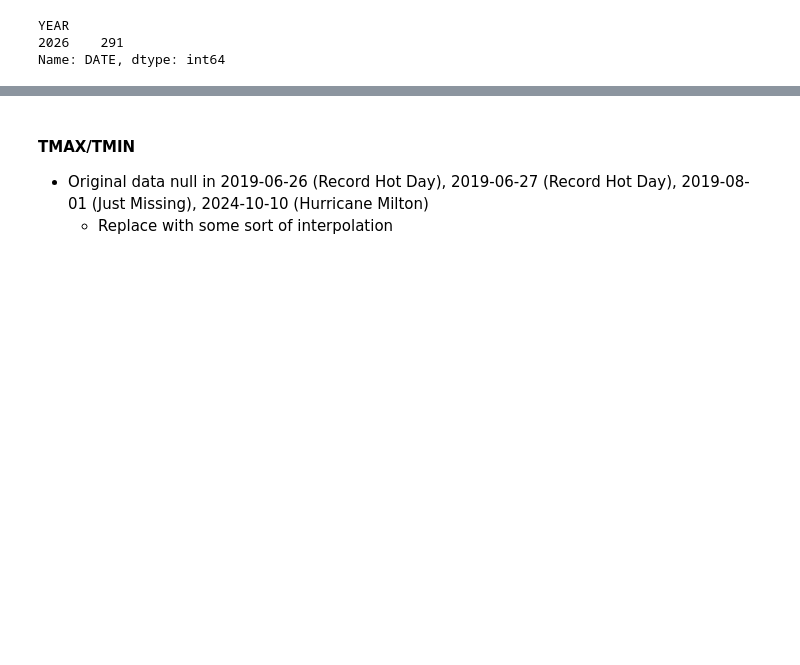
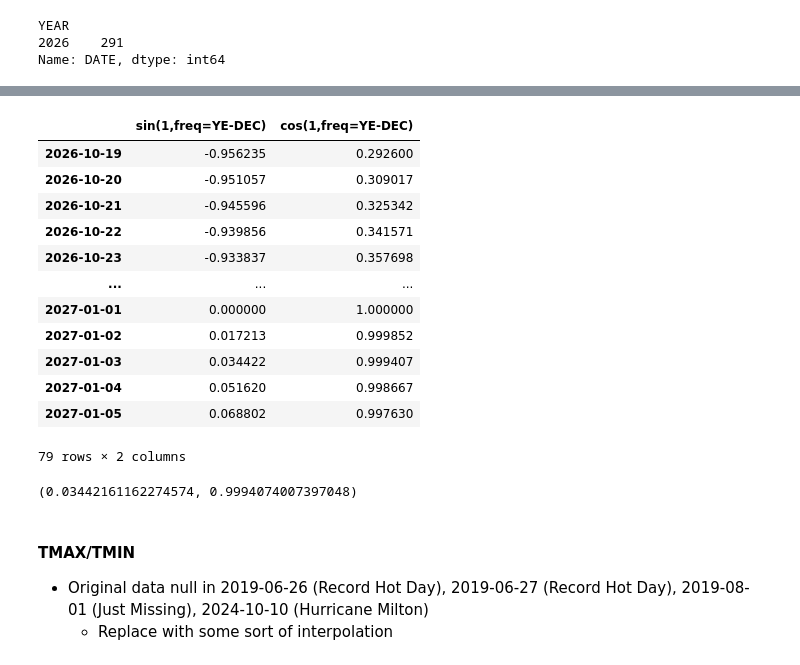
Before and after one commit to RaulCastillo547/WeatherForecasting, a Jupyter notebook: notebooks/data_analysis.ipynb, the cells around one changed output, grey strips where cells are left out. Saved outputs shown, nothing was run; the diff lists cells and outputs as text; code cells hidden in the pictures; blank space fills up the shorter version.

```diff
--- a/notebooks/data_analysis.ipynb
+++ b/notebooks/data_analysis.ipynb
@@ -112,0 +158,25 @@ Name: DATE, dtype: int64
+# %%
+fourier = CalendarFourier(freq="YE", order=1)
+dp = DeterministicProcess(
+    index=tunnel.index,
+    constant=False,
+    order=0,
+    additional_terms=[fourier],
+    drop=True
+)
+# %%
+dp.out_of_sample(steps=79)
+# %% [output]
+|  | sin(1,freq=YE-DEC) | cos(1,freq=YE-DEC) |
+| 2026-10-19 | -0.956235 | 0.292600 |
+| 2026-10-20 | -0.951057 | 0.309017 |
+| 2026-10-21 | -0.945596 | 0.325342 |
+| 2026-10-22 | -0.939856 | 0.341571 |
+| 2026-10-23 | -0.933837 | 0.357698 |
+| ... | ... | ... |
+| 2027-01-01 | 0.000000 | 1.000000 |
+| 2027-01-02 | 0.017213 | 0.999852 |
+| 2027-01-03 | 0.034422 | 0.999407 |
+| 2027-01-04 | 0.051620 | 0.998667 |
+| 2027-01-05 | 0.068802 | 0.997630 |
+79 rows × 2 columns
@@ -113,3 +185,7 @@ Name: DATE, dtype: int64
+# %%
+sin(2*pi*(1/365)*2), cos(2*pi*(1/365)*2)
+# %% [output]
+(0.03442161162274574, 0.9994074007397048)
 # %% [markdown]
 #### TMAX/TMIN
 - Original data null in 2019-06-26 (Record Hot Day), 2019-06-27 (Record Hot Day), 2019-08-01 (Just Missing), 2024-10-10 (Hurricane Milton)
```
Also changed, not shown: parts of 6 cells of this notebook, 1 other file.
